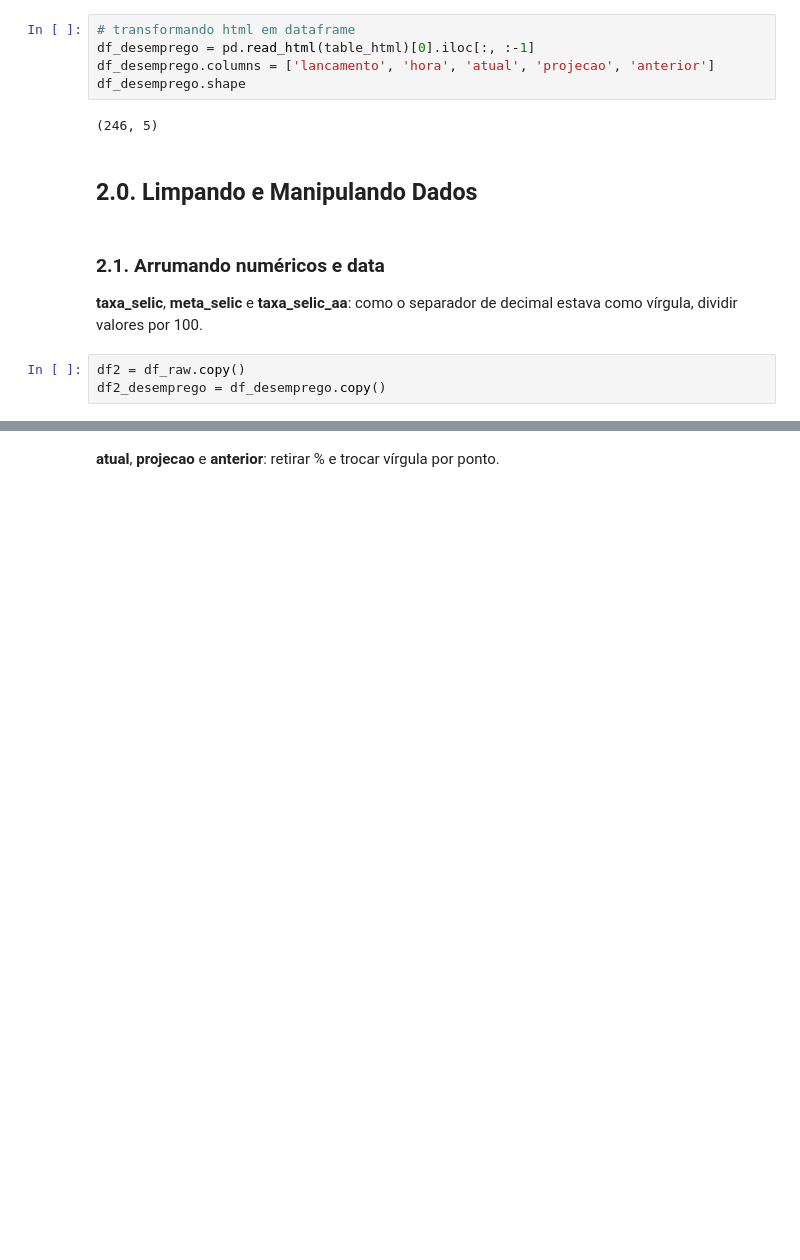
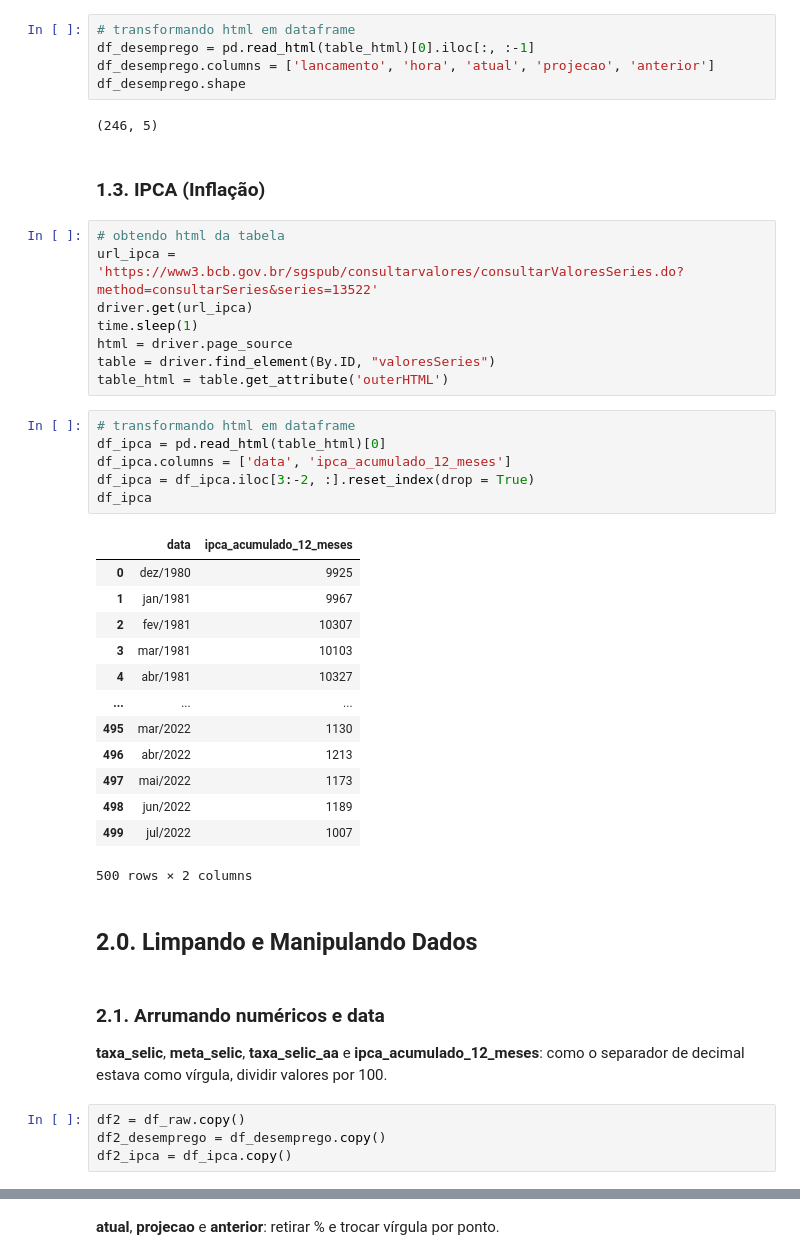
Before and after one commit to Lucas-Okamura/Selic-Forecast, a Jupyter notebook: selic-forecast.ipynb, the cells around one changed output, grey strips where cells are left out. Cells and saved outputs as stored; diff of their text form; blank space fills up the shorter version.

```diff
--- a/selic-forecast.ipynb
+++ b/selic-forecast.ipynb
@@ -92,15 +101,46 @@ df_desemprego.columns = ['lancamento', 'hora', 'atual', 'projecao', 'anterior']
 df_desemprego.shape
 # %% [output]
 (246, 5)
+# %% [markdown]
+### 1.3. IPCA (Inflação)
+# %%
+# obtendo html da tabela
+url_ipca = 'https://www3.bcb.gov.br/sgspub/consultarvalores/consultarValoresSeries.do?method=consultarSeries&series=13522'
+driver.get(url_ipca)
+time.sleep(1)
+html = driver.page_source
+table = driver.find_element(By.ID, "valoresSeries")
+table_html = table.get_attribute('outerHTML')
+# %%
+# transformando html em dataframe
+df_ipca = pd.read_html(table_html)[0]
+df_ipca.columns = ['data', 'ipca_acumulado_12_meses']
+df_ipca = df_ipca.iloc[3:-2, :].reset_index(drop = True)
+df_ipca
+# %% [output]
+|  | data | ipca_acumulado_12_meses |
+| 0 | dez/1980 | 9925 |
+| 1 | jan/1981 | 9967 |
+| 2 | fev/1981 | 10307 |
+| 3 | mar/1981 | 10103 |
+| 4 | abr/1981 | 10327 |
+| ... | ... | ... |
+| 495 | mar/2022 | 1130 |
+| 496 | abr/2022 | 1213 |
+| 497 | mai/2022 | 1173 |
+| 498 | jun/2022 | 1189 |
+| 499 | jul/2022 | 1007 |
+500 rows × 2 columns
 # %% [markdown]
 ## 2.0. Limpando e Manipulando Dados
 # %% [markdown]
 ### 2.1. Arrumando numéricos e data
 
-**taxa_selic**, **meta_selic** e **taxa_selic_aa**: como o separador de decimal estava como vírgula, dividir valores por 100.
+**taxa_selic**, **meta_selic**, **taxa_selic_aa** e **ipca_acumulado_12_meses**: como o separador de decimal estava como vírgula, dividir valores por 100.
 # %%
 df2 = df_raw.copy()
 df2_desemprego = df_desemprego.copy()
+df2_ipca = df_ipca.copy()
 # %%
 df2['meta_selic_aa'] = df2['meta_selic_aa'] / 100
 df2['taxa_selic'] = df2['taxa_selic'] / 100
```
Also changed, not shown: parts of 9 cells of this notebook.
